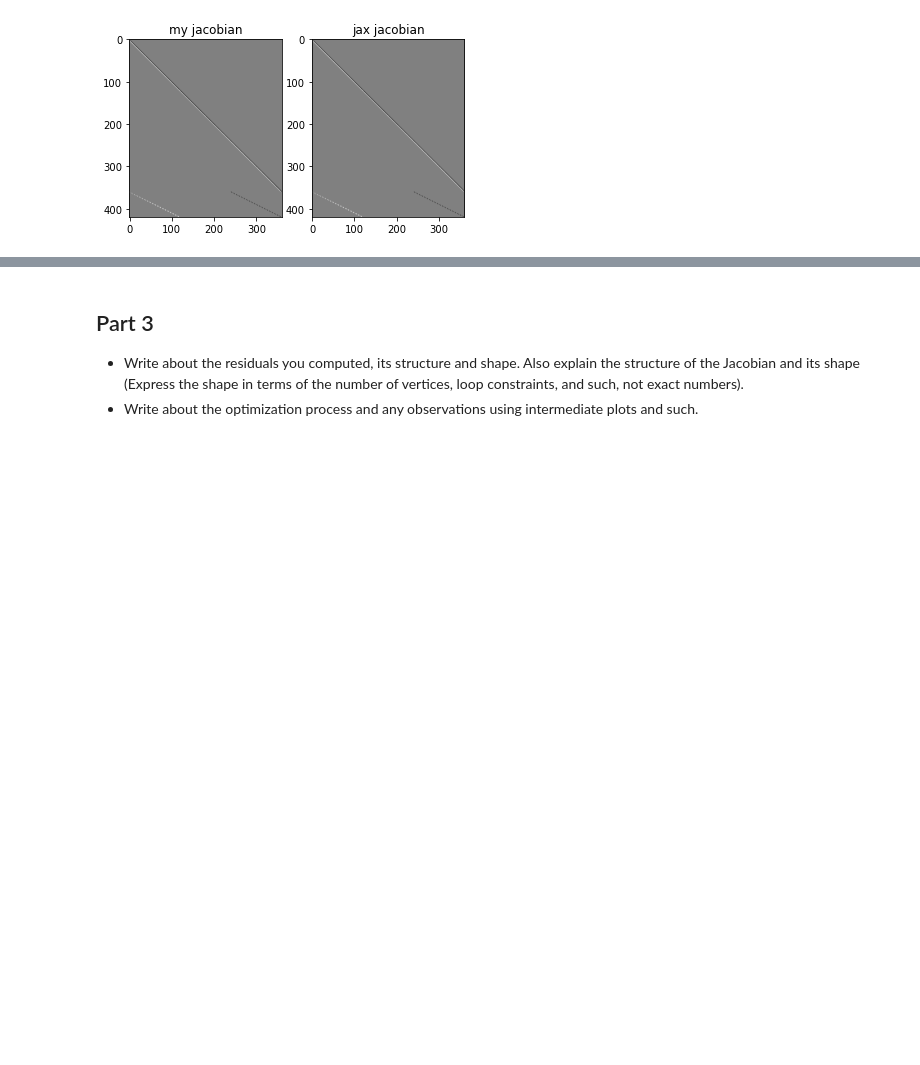
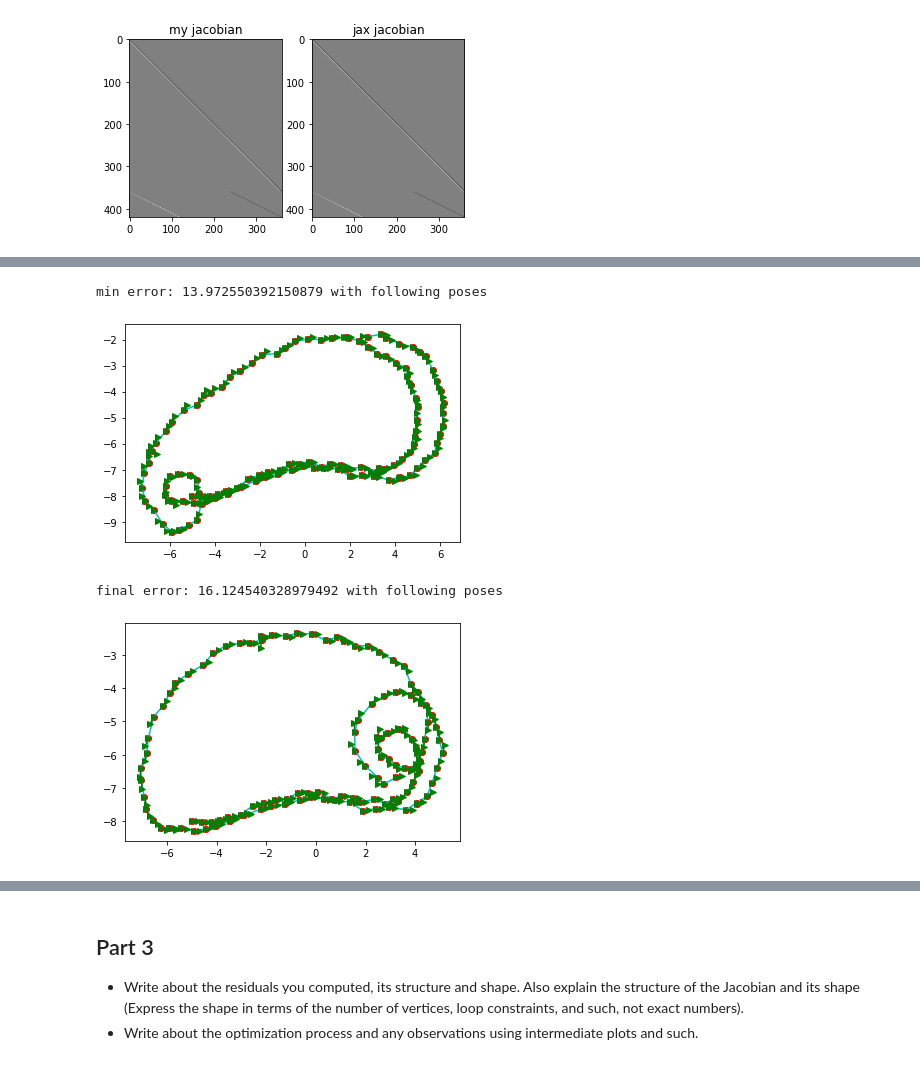
Before and after one commit to BhaskarJoshi-01/Mobile-Robotics---Monsoon-2021, a Jupyter notebook: Project-1/questions/Question 2 - 2D SLAM.ipynb, the cells around one changed output, grey strips where cells are left out. Cells and saved outputs as stored; diff of their text form; code cells hidden in the pictures; blank space fills up the shorter version.

```diff
--- a/Project-1/questions/Question 2 - 2D SLAM.ipynb
+++ b/Project-1/questions/Question 2 - 2D SLAM.ipynb
@@ -161,3 +161,14 @@ Iteration 50: Error: 2009.5418701171875
 ... (12 outputs left out)
+# %%
+for t, i in [("min", np.argmin(error_arr)), ("final", -1)]:
+    print(f"{t} error: {error_arr[i]} with following poses")
+    helpers.draw_one(poses_arr[i][:, 0], poses_arr[i]
+                     [:, 1], poses_arr[i][:, 2])
+    helpers.write_edges_poses("../data/opt.g2o", EDGES_FILE, poses_arr[i])
+# %% [output]
+min error: 13.972550392150879 with following poses
+[figure, added]
+final error: 16.124540328979492 with following poses
+[figure, added]
 # %%
 # %% [output]
```
Also changed, not shown: parts of 2 cells of this notebook, 2 other files.
